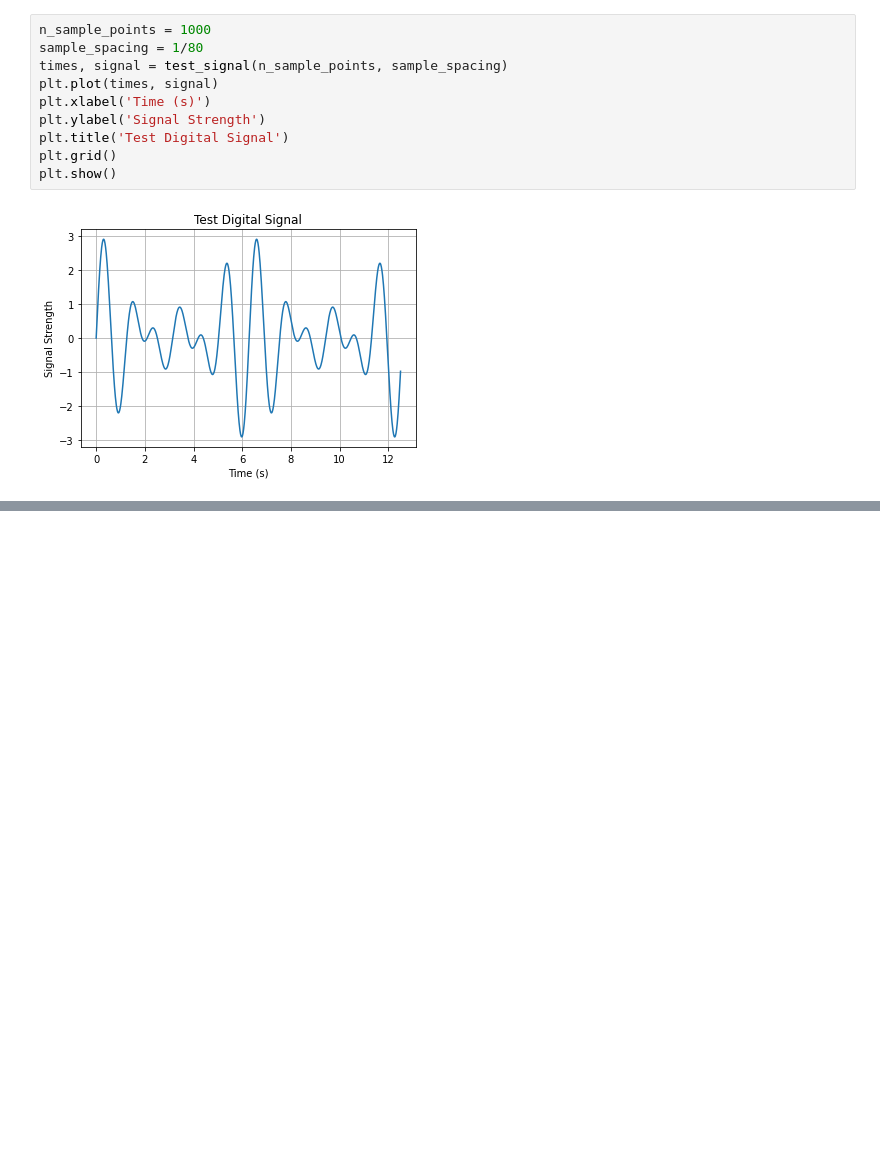
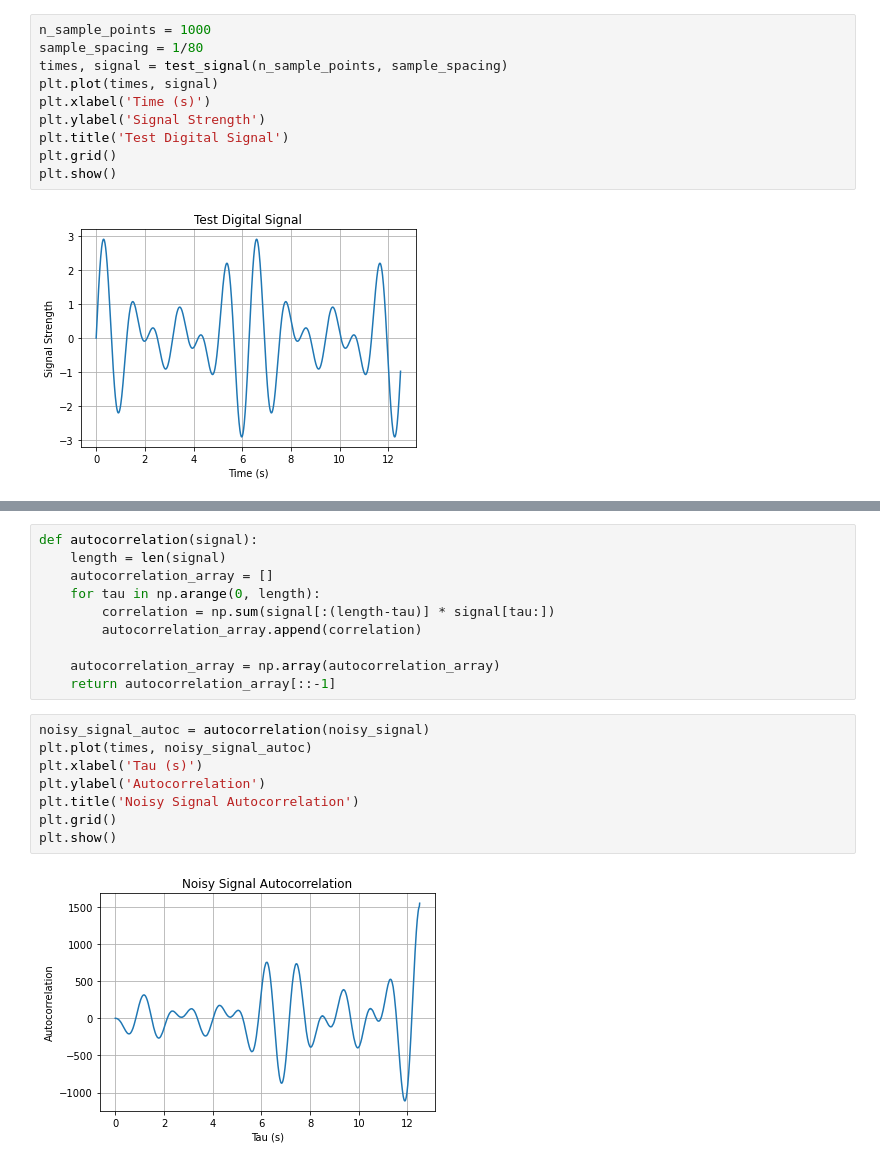
Before and after one commit to JSheare/Computational-Physics, a Jupyter notebook: Final Project.ipynb, the cells around one changed output, grey strips where cells are left out. Saved outputs shown, nothing was run; the diff lists cells and outputs as text; blank space fills up the shorter version.

```diff
--- a/Final Project.ipynb
+++ b/Final Project.ipynb
@@ -109,0 +135,20 @@ plt.show()
+# %%
+def autocorrelation(signal):
+    length = len(signal)
+    autocorrelation_array = []
+    for tau in np.arange(0, length):
+        correlation = np.sum(signal[:(length-tau)] * signal[tau:])
+        autocorrelation_array.append(correlation)
+
+    autocorrelation_array = np.array(autocorrelation_array)
+    return autocorrelation_array[::-1]
+# %%
+noisy_signal_autoc = autocorrelation(noisy_signal)
+plt.plot(times, noisy_signal_autoc)
+plt.xlabel('Tau (s)')
+plt.ylabel('Autocorrelation')
+plt.title('Noisy Signal Autocorrelation')
+plt.grid()
+plt.show()
+# %% [output]
+[figure, added]
```
Also changed, not shown: parts of 13 cells of this notebook.
